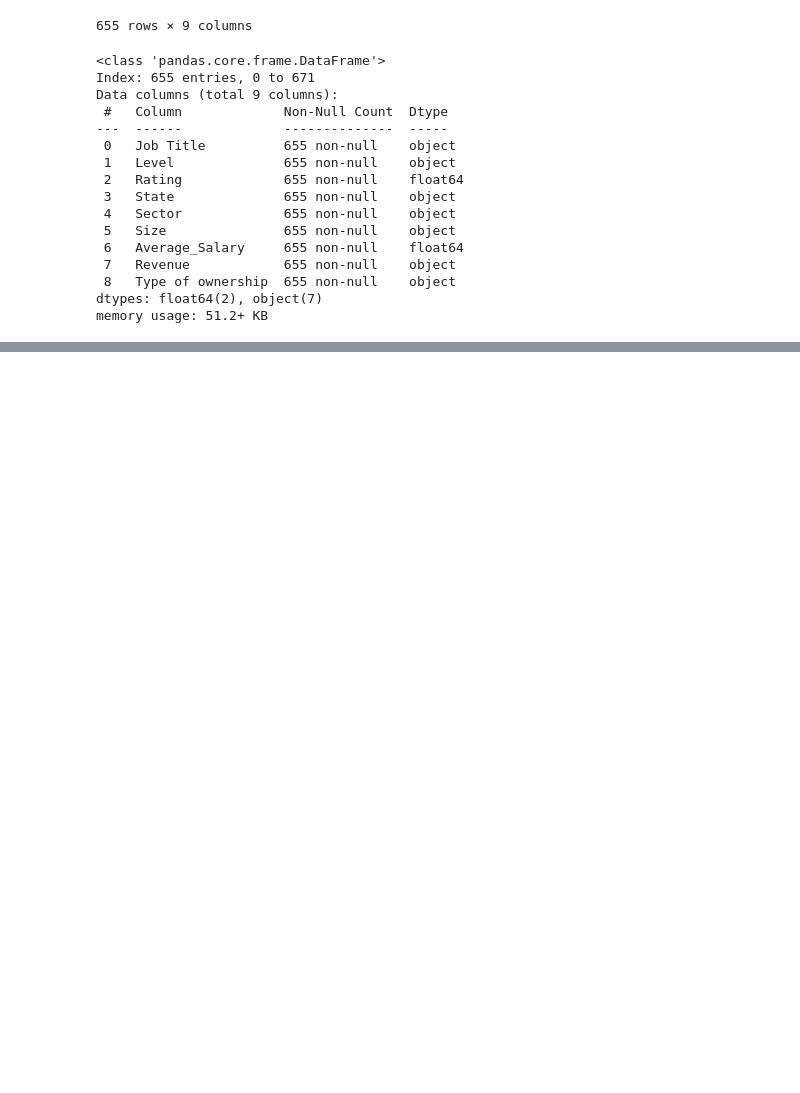
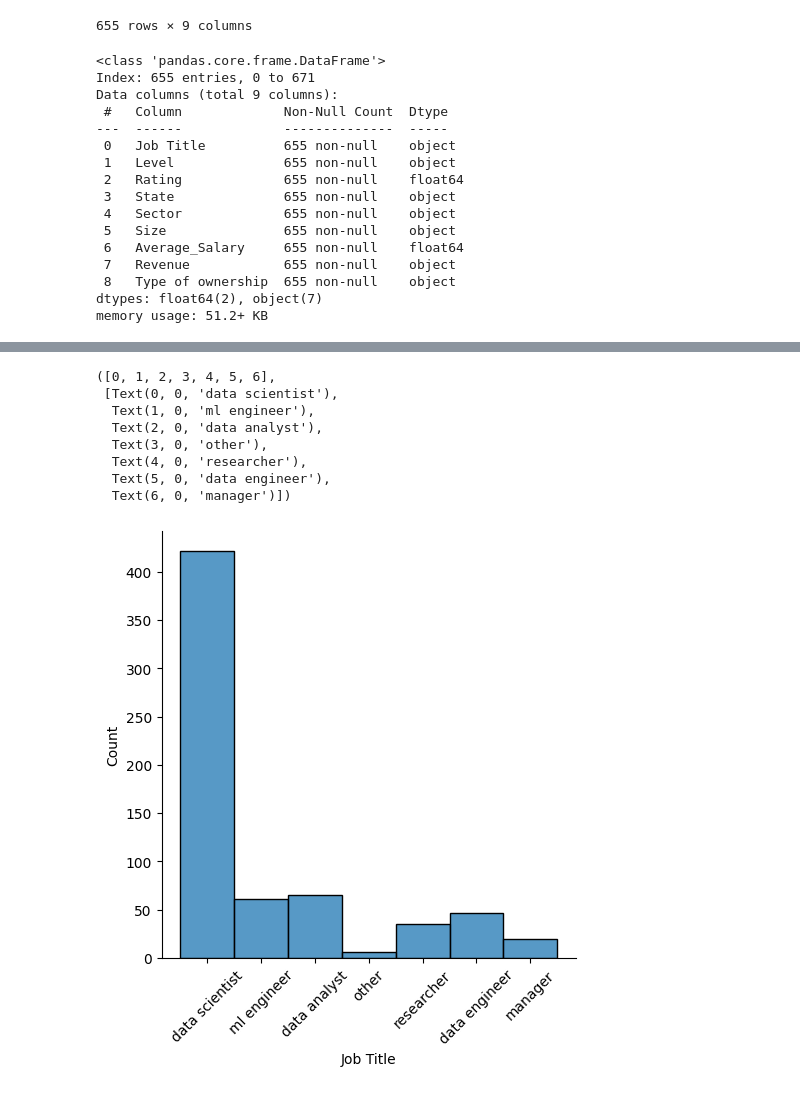
Before and after one commit to swjung333/Data_Science_Python, a Jupyter notebook: Data_Science_Job_Posting_Analysis.ipynb, the cells around one changed output, grey strips where cells are left out. Cells and saved outputs as stored; diff of their text form; code cells hidden in the pictures; blank space fills up the shorter version.

```diff
--- a/Data_Science_Job_Posting_Analysis.ipynb
+++ b/Data_Science_Job_Posting_Analysis.ipynb
@@ -1024,0 +1042,14 @@ memory usage: 51.2+ KB
+# %%
+# Check the "Job Title" column
+sns.displot(x = "Job Title", data = cleaned_df)
+plt.xticks(rotation = 45)
+# %% [output]
+([0, 1, 2, 3, 4, 5, 6],
+ [Text(0, 0, 'data scientist'),
+  Text(1, 0, 'ml engineer'),
+  Text(2, 0, 'data analyst'),
+  Text(3, 0, 'other'),
+  Text(4, 0, 'researcher'),
+  Text(5, 0, 'data engineer'),
+  Text(6, 0, 'manager')])
+[figure, added]
```
Also changed, not shown: parts of 17 cells of this notebook.
